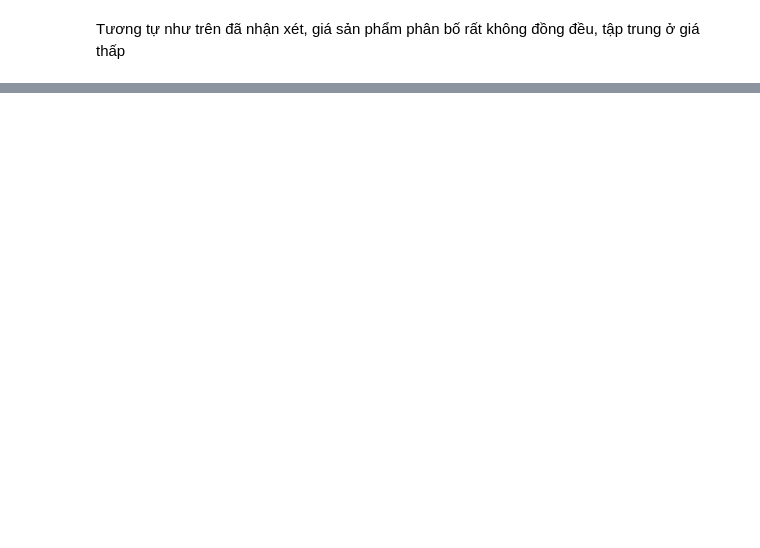
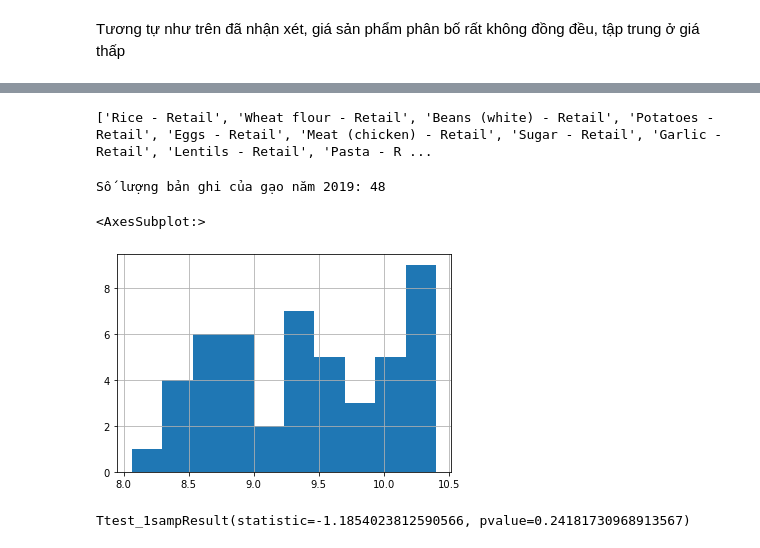
Before and after one commit to Trang27cl/testgit, a Jupyter notebook: FoodPrice_in_Turkey.ipynb, the cells around one changed output, grey strips where cells are left out. Saved outputs shown, nothing was run; the diff lists cells and outputs as text; code cells hidden in the pictures; blank space fills up the shorter version.

```diff
--- a/FoodPrice_in_Turkey.ipynb
+++ b/FoodPrice_in_Turkey.ipynb
@@ -551,0 +515,27 @@ sns.boxplot(x = "Year", y = "Price", data=df1)
+# %%
+#liệt kê tên các sản phẩm
+product_names = list(data['ProductName'].unique())
+print(product_names)
+# %% [output]
+['Rice - Retail', 'Wheat flour - Retail', 'Beans (white) - Retail', 'Potatoes - Retail', 'Eggs - Retail', 'Meat (chicken) - Retail', 'Sugar - Retail', 'Garlic - Retail', 'Lentils - Retail', 'Pasta - R ...
+# %%
+#với mức ý nghĩa 5% kiểm định giả thuyết giá bán gạo trung bình năm 2019 là 9.5 Lira/kg
+# Lọc những bản ghi liên quan tới giá gạo năm 2019
+data_rice = data.loc[(data.ProductName== 'Rice - Retail') & (data.Year == 2019)]
+print ('Số lượng bản ghi của gạo năm 2019: ' +str(data_rice.shape[0]))
+# %% [output]
+Số lượng bản ghi của gạo năm 2019: 48
+# %%
+data_rice.Price.hist()
+#Do phân bố có xu hướng gần giống phân bố chuẩn, nên lựa chọn thực hiện kiểm định 2 phía với one sample T test
+# %% [output]
+<AxesSubplot:>
+[figure, added]
+# %%
+#Giả thuyết không: Giá gạo trung bình = 9.5
+#Giả thuyết đối: Giá gạo trung bình # 9.5
+print( stats.ttest_1samp(data_rice.Price, 9.5))
+# Giá trị pvalue >5% nên không đủ cơ sở để để bác bỏ giả thuyết không
+# : Với mức ý nghĩa 5% có thể nhận định giá gạo trung bình bằng 9.5 Lira/kg
+# %% [output]
+Ttest_1sampResult(statistic=-1.1854023812590566, pvalue=0.24181730968913567)
```
Also changed, not shown: parts of 18 cells of this notebook.
